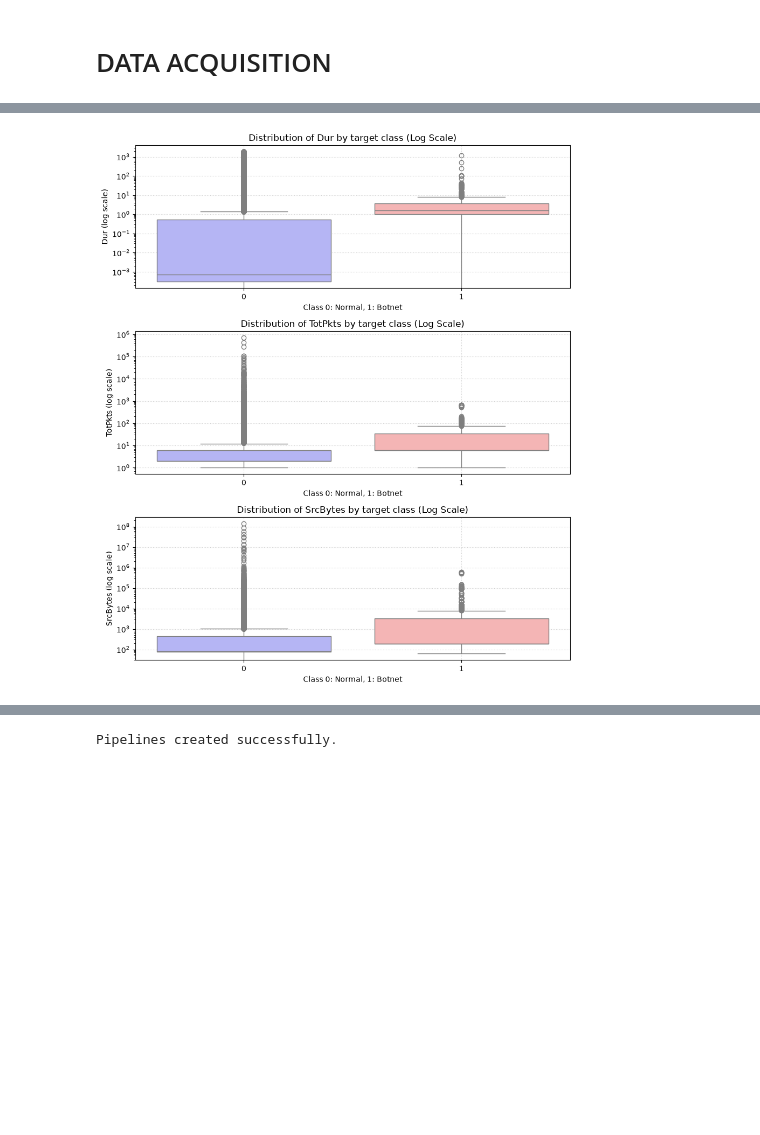
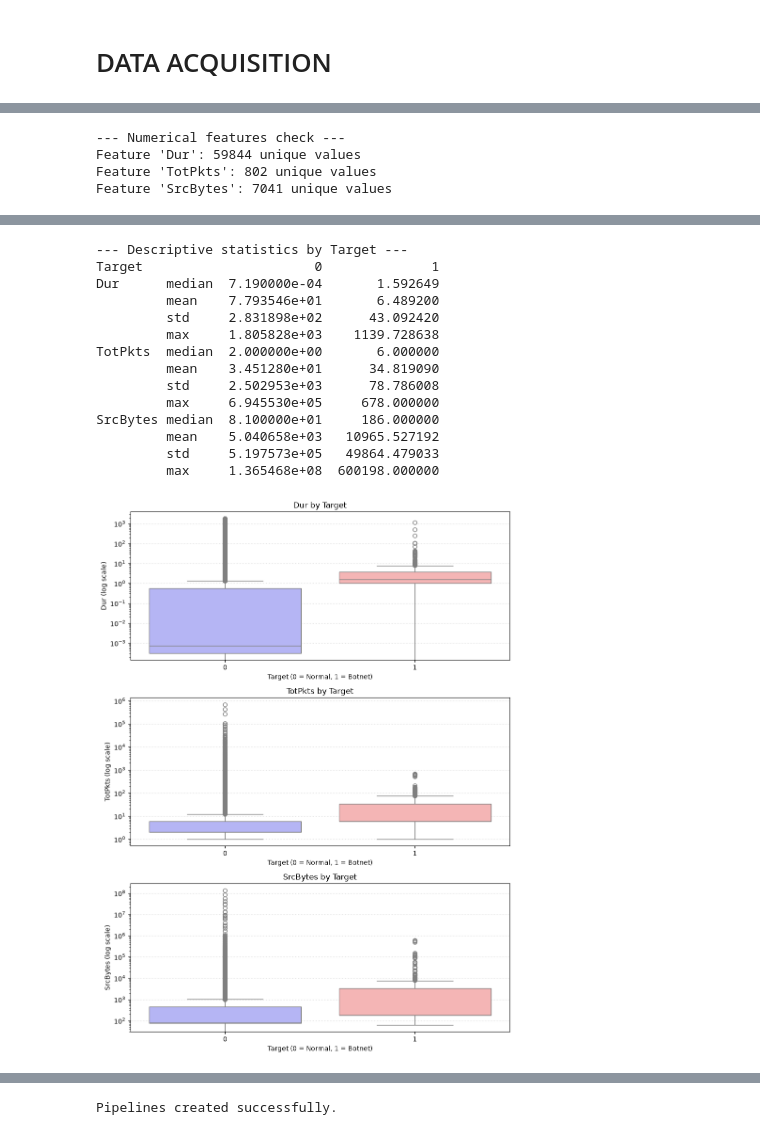
Before and after one commit to andco95/AI4C-25-26, a Jupyter notebook: notebooks/AI4C_Project.ipynb, the cells around one changed output, grey strips where cells are left out. Saved outputs shown, nothing was run; the diff lists cells and outputs as text; code cells hidden in the pictures; blank space fills up the shorter version.

```diff
--- a/notebooks/AI4C_Project.ipynb
+++ b/notebooks/AI4C_Project.ipynb
@@ -142,0 +102,14 @@ Class 1 (Botnet): 901 (0.69%)
+# %%
+plt.figure(figsize=(7, 4))
+
+ax = sns.countplot(x='Target', hue='Target', data=df, palette='Set2')
+
+ax.set_yscale('log')
+ax.set_title('Distribution of Target Variable')
+ax.set_ylabel('Number of network flows (log scale)')
+plt.xticks([0, 1],[f"Normal\n({target_counts.get(0, 0):,})", f"Botnet\n({target_counts.get(1, 0):,})",],)
+
+
+plt.grid(axis='y', linestyle='--', alpha=0.5)
+plt.tight_layout()
+plt.show()
@@ -143,5 +118,10 @@ Class 1 (Botnet): 901 (0.69%)
 # %%
 numerical_features = ['Dur', 'TotPkts', 'SrcBytes']
+
+print("\n--- Numerical features check ---")
+for col in numerical_features:
+    number_unique = df[col].nunique()
+    print(f"Feature '{col}': {number_unique} unique values")
 
 #numerical features conversion, coerce to Nan if conversion fails
 for col in numerical_features:
@@ -149,34 +129,29 @@ for col in numerical_features:
 
 #heatmap correlation matrix
 plt.figure(figsize=(10, 8))
-sns.heatmap(
-    df[['Dur', 'TotPkts', 'SrcBytes', 'Target']].corr(), annot=True, cmap='coolwarm', fmt='.2f',)
+sns.heatmap(df[['Dur', 'TotPkts', 'SrcBytes', 'Target']].corr(), annot=True, cmap='coolwarm', fmt='.2f',)
 plt.title('Correlation Heatmap')
 plt.show()
 
 if numerical_features:
-  #descriptive statistics confrontation by target class
-  print("\n--- Comparative dscriptive statistics ---")
-  comparative_stats = df.groupby('Target')[numerical_features].agg(['median', 'mean', 'std', 'max'])
-  print(comparative_stats.T)
+    print('\n--- Descriptive statistics by Target ---')
+    print(
+        df.groupby('Target')[numerical_features].agg(['median', 'mean', 'std', 'max']).T)
+    # Boxplots
+    fig, axes = plt.subplots(len(numerical_features), 1,figsize=(9, 4 * len(numerical_features)))
+    for ax, col in zip(axes, numerical_features):
+      sns.boxplot(data=df,x='Target',y=col,hue='Target',palette='bwr',legend=False,ax=ax)
+      ax.set_yscale('log')
+      ax.set_title(f'{col} by Target')
+      ax.set_xlabel('Target (0 = Normal, 1 = Botnet)')
+      ax.set_ylabel(f'{col} (log scale)')
+      ax.grid(axis='y', linestyle=':', alpha=0.6)
 
-  #numerical features distribution visualization by target
-  num_cols = len(numerical_features)
-
-  #plotting boxplots
-  fig, axes = plt.subplots(num_cols, 1, figsize=(9, 3.5 * num_cols))
-
-  for ax, col in zip(axes, numerical_features):
-    #boxplot su scala logaritmica per evidenziare la differenza di distribuzione
-    sns.boxplot(data=df, x='Target', y=col, hue='Target', palette='bwr', ax=ax,legend=False)
-    ax.set_yscale('log')
-    ax.set_title(f'Distribution of {col} by target class (Log Scale)')
-    ax.set_xlabel('Class 0: Normal, 1: Botnet')
-    ax.set_ylabel(f'{col} (log scale)')
-    ax.grid(True, linestyle=':', alpha=0.6)
-
-  #set layout to avoid overlapping
-  plt.tight_layout()
-  plt.show()
+    plt.tight_layout()
+    plt.show()
 # %% [output]
+--- Numerical features check ---
+Feature 'Dur': 59844 unique values
+Feature 'TotPkts': 802 unique values
+Feature 'SrcBytes': 7041 unique values
 [figure]
@@ -197 +158,15 @@ SrcBytes median  8.100000e+01     186.000000
+--- Descriptive statistics by Target ---
+Target                      0              1
+Dur      median  7.190000e-04       1.592649
+         mean    7.793546e+01       6.489200
+         std     2.831898e+02      43.092420
+         max     1.805828e+03    1139.728638
+TotPkts  median  2.000000e+00       6.000000
+         mean    3.451280e+01      34.819090
+         std     2.502953e+03      78.786008
+         max     6.945530e+05     678.000000
+SrcBytes median  8.100000e+01     186.000000
+         mean    5.040658e+03   10965.527192
+         std     5.197573e+05   49864.479033
+         max     1.365468e+08  600198.000000
-[figure, old version]
+[figure, new version]
```
Also changed, not shown: parts of 34 cells of this notebook.
